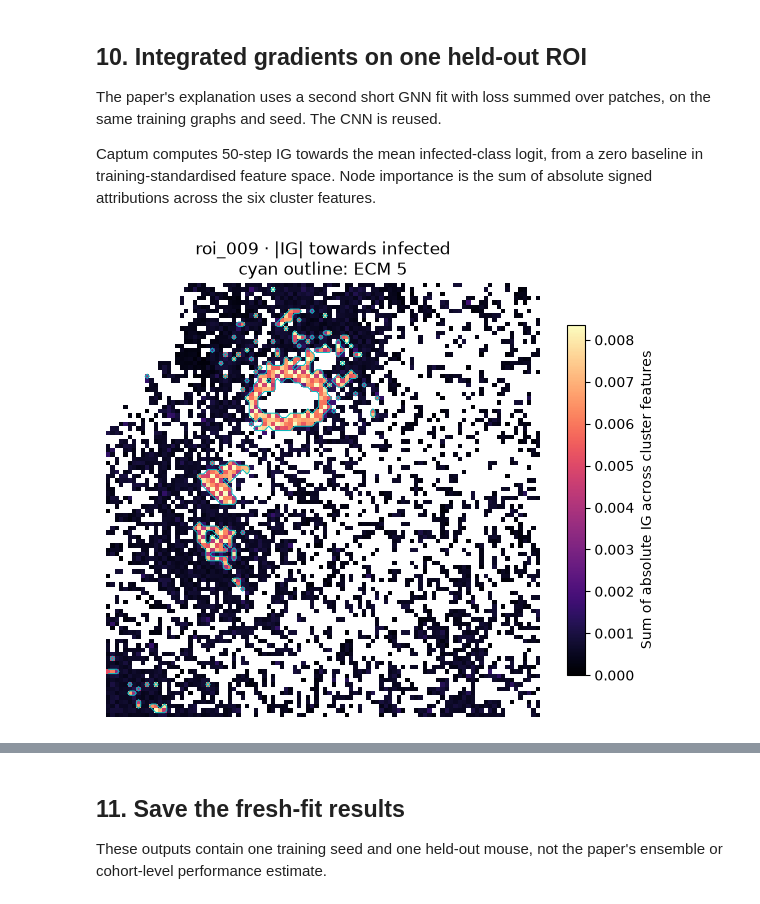
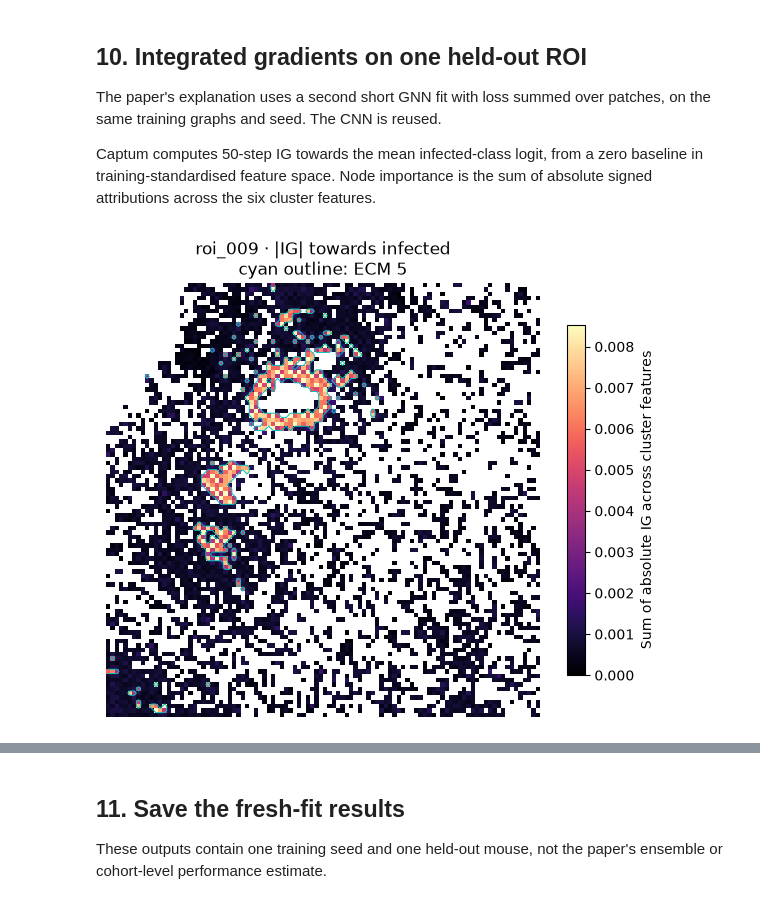
Before and after one commit to moeghaf/mantpy_reproducibility, a Jupyter notebook: notebooks/demos/mantpy_liver_demo.ipynb, the cells around one changed output, grey strips where cells are left out. Cells and saved outputs as stored; diff of their text form; code cells hidden in the pictures.

```diff
--- a/notebooks/demos/mantpy_liver_demo.ipynb
+++ b/notebooks/demos/mantpy_liver_demo.ipynb
@@ -405,14 +444,19 @@ assert len(train_graphs) == 20 and len(test_graphs) == 4
 assert sum(graph.num_nodes for graph in graph_bundle.graphs) == len(labels)
 print(f"Training: {len(train_graphs)} ROIs; held out: {HELD_OUT_MOUSE}, {len(test_graphs)} ROIs")
 stage_start = time.perf_counter()
-prediction_fit = fit_liver_gnn(
-    train_graphs, loss_objective="roi_mean", seed=SEED, hidden_dim=64,
-    n_layers=2, dropout=0.2, epochs=120, lr=0.005, weight_decay=0.0001, device="cpu",
+seed_everything(SEED)
+prediction_fit = mt.nn.train_node_classifier(
+    train_graphs, [int(graph.y) for graph in train_graphs],
+    model_factory=LiverGraphSAGE,
+    model_kwargs=dict(in_channels=6, hidden_dim=64, n_layers=2, dropout=0.2),
+    epochs=120, lr=0.005, weight_decay=0.0001, seed=SEED, device="cpu",
+    loss_reduction="roi", roi_class_weight_mode="node", class_weight="balanced",
+    standardize=True, optimizer_factory=torch.optim.Adam, scheduler=None,
 )
 stages["prediction_gnn_seconds"] = time.perf_counter() - stage_start
 probabilities = pd.DataFrame({
     "roi": [graph.roi_id for graph in test_graphs],
-    "P_infected": [infected_probability(prediction_fit, graph) for graph in test_graphs],
+    "P_infected": [float(prediction_fit.predict_proba(graph)[:, 1].mean()) for graph in test_graphs],
 })
 display(probabilities.round(4))
 print(f"{HELD_OUT_MOUSE} mean P(infected): {probabilities['P_infected'].mean():.4f}")
@@ -435,35 +479,48 @@ zero baseline in training-standardised feature space. Node importance is
 the sum of absolute signed attributions across the six cluster features.
 # %%
 stage_start = time.perf_counter()
-explanation_fit = fit_liver_gnn(
-    train_graphs, loss_objective="patch_sum", seed=SEED, hidden_dim=64,
-    n_layers=2, dropout=0.2, epochs=120, lr=0.005, weight_decay=0.0001, device="cpu",
+seed_everything(SEED)
+explanation_fit = mt.nn.train_node_classifier(
+    train_graphs, [int(graph.y) for graph in train_graphs],
+    model_factory=LiverGraphSAGE,
+    model_kwargs=dict(in_channels=6, hidden_dim=64, n_layers=2, dropout=0.2),
+    epochs=120, lr=0.005, weight_decay=0.0001, seed=SEED, device="cpu",
+    loss_reduction="node", roi_class_weight_mode="node", class_weight="balanced",
+    standardize=True, optimizer_factory=torch.optim.Adam, scheduler=None,
 )
 stages["explanation_gnn_seconds"] = time.perf_counter() - stage_start
 explain_graph = next(graph for graph in test_graphs if graph.roi_id == DISPLAY_ROI)
 stage_start = time.perf_counter()
-signed_ig, importance, ig_delta = liver_integrated_gradients(
-    explanation_fit, explain_graph, steps=50,
+attribution = mt.nn.node_integrated_gradients(
+    explanation_fit.model, explain_graph, mean=explanation_fit.mean, scale=explanation_fit.scale,
+    target_class=1, n_steps=50, internal_batch_size=1, return_details=True,
 )
+signed_ig, importance = attribution.signed, attribution.node_importance
+ig_delta = float(attribution.convergence_delta.item())
 stages["integrated_gradients_seconds"] = time.perf_counter() - stage_start
 assert signed_ig.shape == tuple(explain_graph.x.shape) and np.isfinite(signed_ig).all()
 coords = explain_graph.pos.numpy()
 grid = np.full((100, 100), np.nan)
 gx = ((coords[:, 0] - 5) // 10).astype(int)
 gy = ((coords[:, 1] - 5) // 10).astype(int)
 grid[gy, gx] = importance
 cluster_grid = np.zeros((100, 100), dtype=bool)
 cluster_grid[gy, gx] = explain_graph.cluster.numpy() == remodeling_cluster
 fig, ax = plt.subplots(figsize=(7, 7))
-image = ax.imshow(grid, cmap="magma", vmin=0, vmax=np.percentile(importance, 99), interpolation="nearest")
+mt.pl.patch_map(pd.DataFrame(coords, columns=["x", "y"]), importance, patch_size=10,
+                ax=ax, shape=(100, 100), categorical=False, background="white",
+                cmap="magma", vmin=0, vmax=np.percentile(importance, 99))
+from matplotlib.cm import ScalarMappable
+from matplotlib.colors import Normalize
+image = ScalarMappable(norm=Normalize(0, np.percentile(importance, 99)), cmap="magma")
 if cluster_grid.any() and not cluster_grid.all():
     ax.contour(cluster_grid, levels=[0.5], colors="#00BFC4", linewidths=0.7)
 ax.set_title(f"{DISPLAY_ROI} · |IG| towards infected\ncyan outline: ECM {remodeling_cluster}")
 ax.set_axis_off()
 fig.colorbar(image, ax=ax, label="Sum of absolute IG across cluster features", shrink=0.65)
 plt.show()
 # %% [output]
-[figure, old version]
+[figure, new version]
 # %%
 correlations = []
 for cluster in range(K):
```
Also changed, not shown: parts of 11 cells of this notebook, 37 other files.
